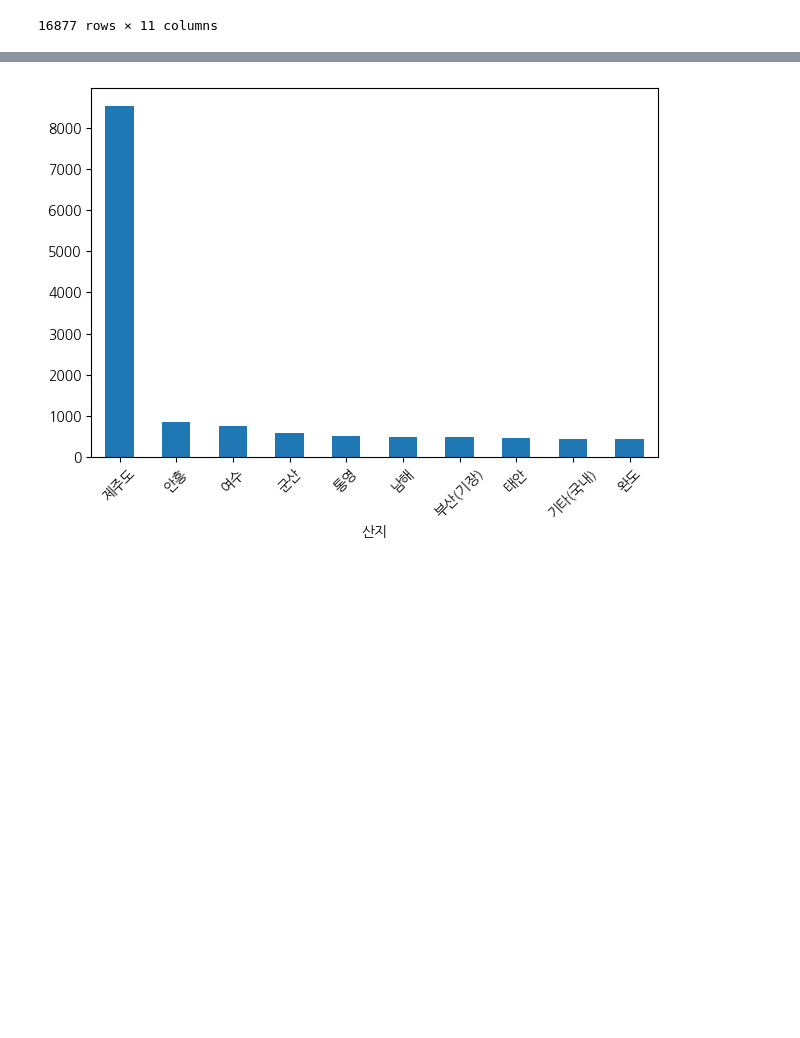
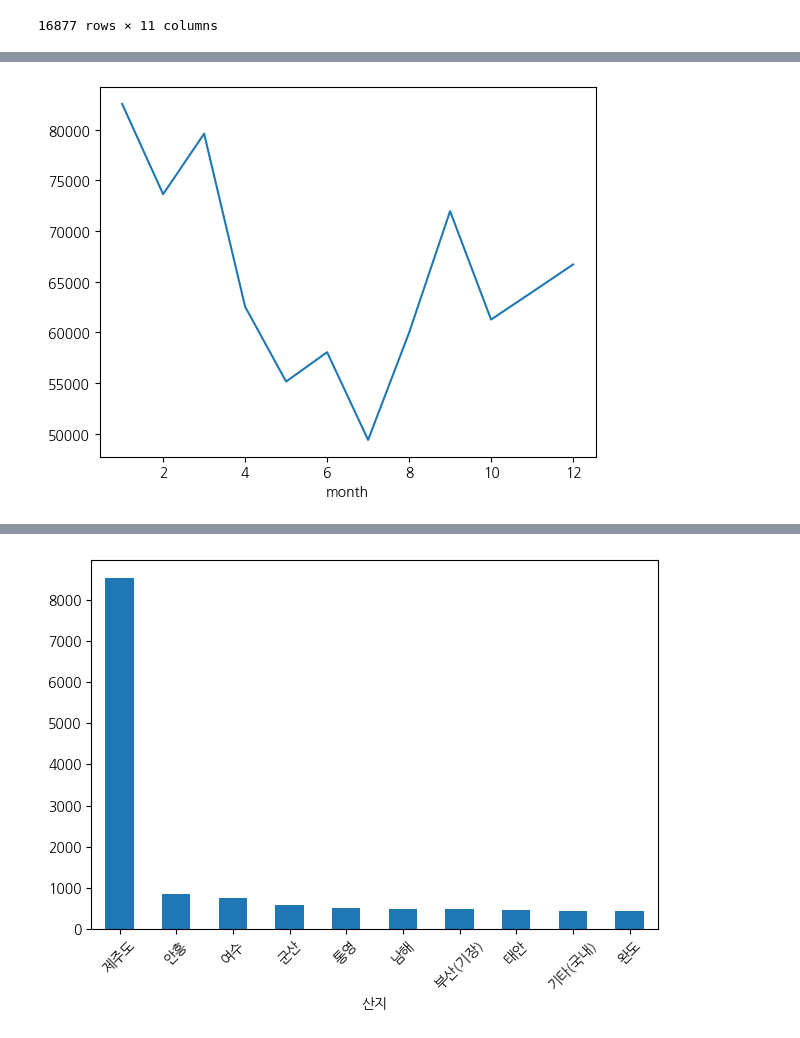
Before and after one commit to hogangzero/hogangzero-project, a Jupyter notebook: AI.ipynb, the cells around one changed output, grey strips where cells are left out. Cells and saved outputs as stored; diff of their text form; code cells hidden in the pictures; blank space fills up the shorter version.

```diff
--- a/AI.ipynb
+++ b/AI.ipynb
@@ -152,0 +198,5 @@ plt.show() # 메모리상태 제거
+# %%
+df.groupby('month')['평균가'].mean().plot()
+plt.show() # 메모리상태 제거
+# %% [output]
+[figure, added]
```
Also changed, not shown: parts of 9 cells of this notebook, 24 other files.
